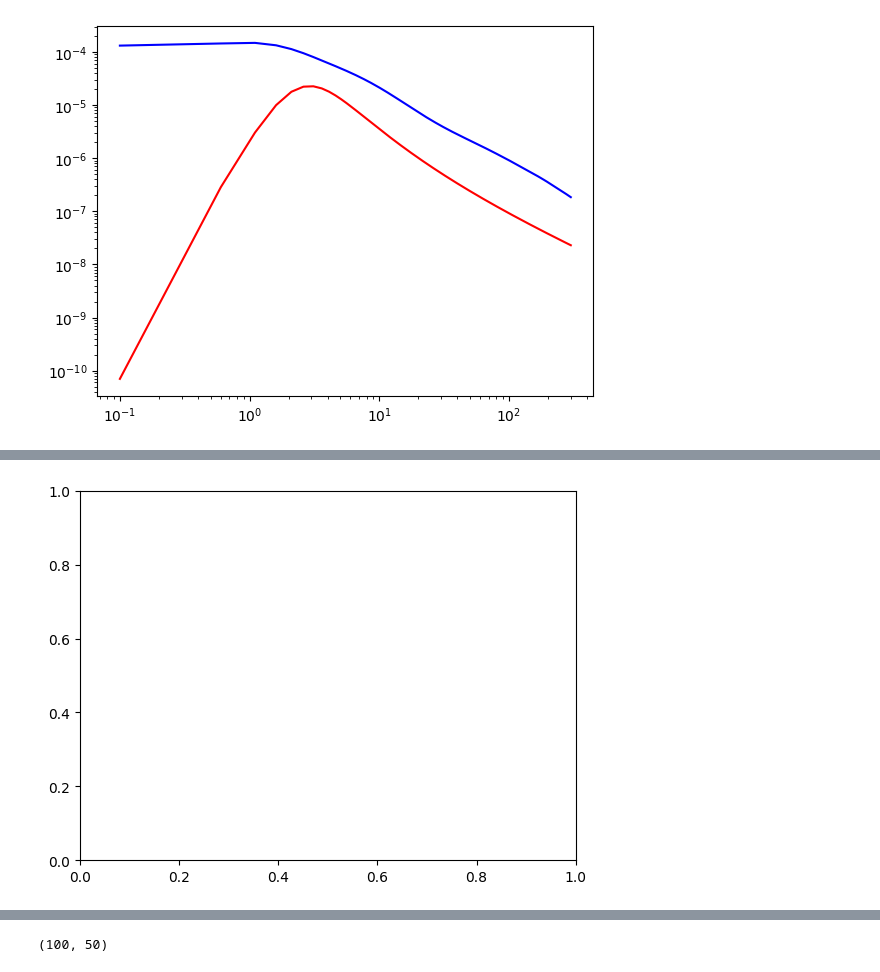
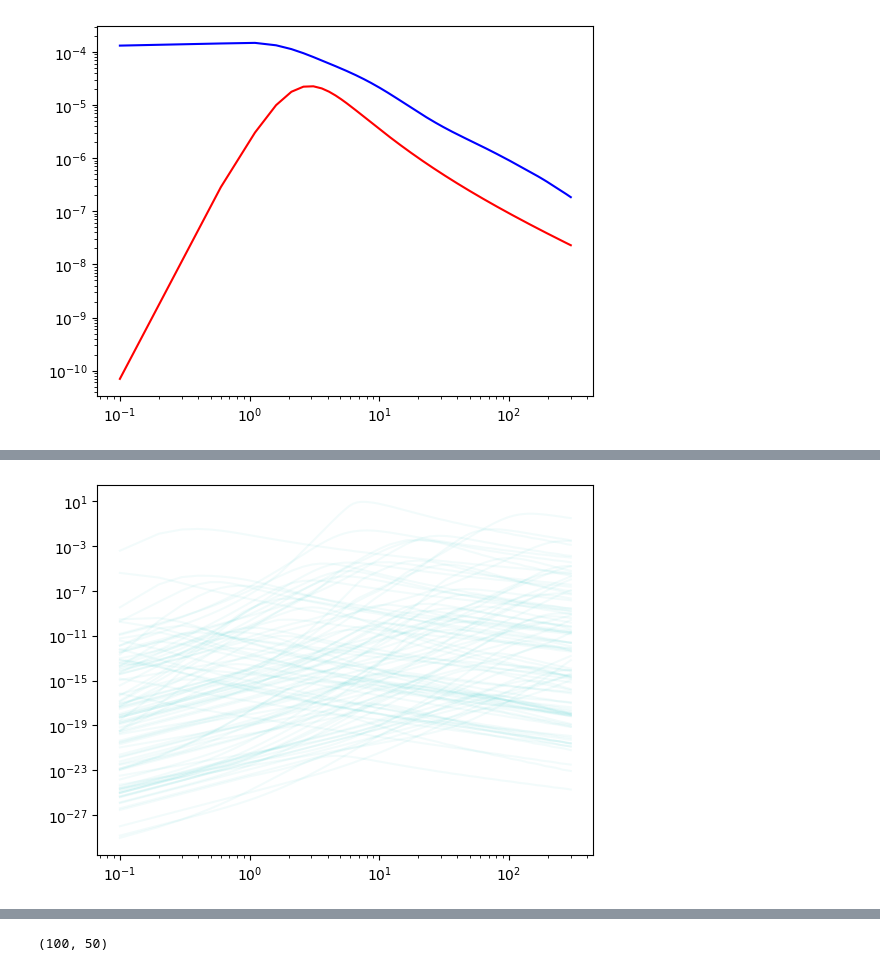
Before and after one commit to wfw23/MPhys_project, a Jupyter notebook: emulation.ipynb, the cells around one changed output, grey strips where cells are left out. Saved outputs shown, nothing was run; the diff lists cells and outputs as text; code cells hidden in the pictures.

```diff
--- a/emulation.ipynb
+++ b/emulation.ipynb
@@ -230,11 +207,12 @@ time=np.insert(time,60,np.linspace(102,300,70))
 # %%
-ys = np.zeros((num-tnum, len(time)))  #ys
+#time = np.linspace(0.1, 300, 150) #xs
+ys = np.zeros((100, len(time)))  #ys
 
 ax= plt.subplot()
 
-for i in range(num-tnum):
-    ys[i]= new_tophat_func(time, **unprocessed.iloc[i])
-    #ax.loglog(time, ys[i], color='c', alpha=0.05)
+for i in range(100):
+    ys[i]= new_tophat_func(time, **unprocessed.iloc[89900+i])
+    ax.loglog(time, ys[i], color='c', alpha=0.05)
 plt.show()
 # %% [output]
-[figure, old version]
+[figure, new version]
```
Also changed, not shown: parts of 31 cells of this notebook, 48 other files.
